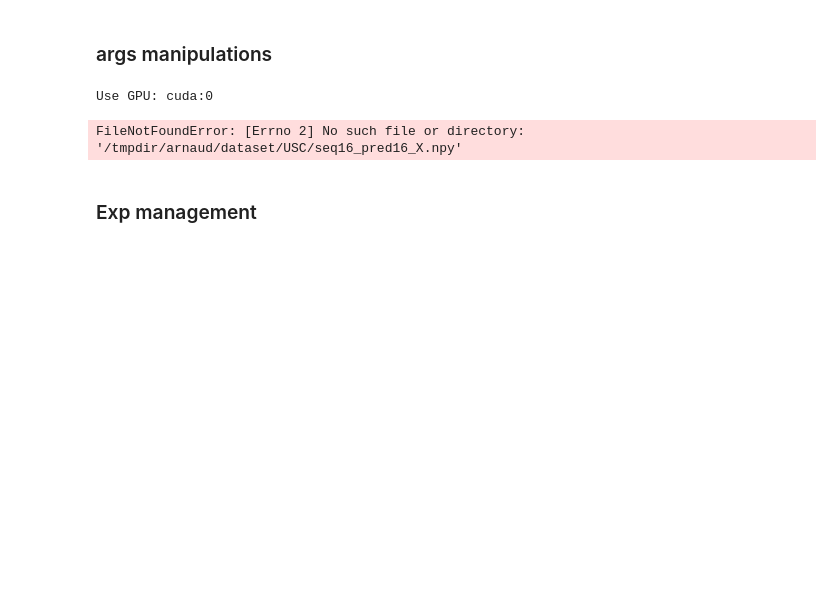
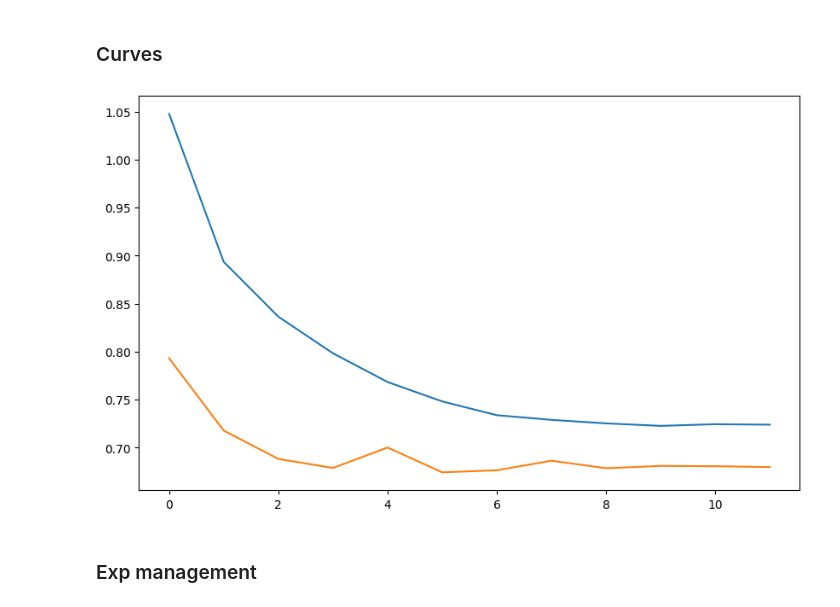
Before and after one commit to arnaud-odet/Time-Series-Library, a Jupyter notebook: pruning.ipynb, the cells around one changed output. Cells and saved outputs as stored; diff of their text form; code cells hidden in the pictures; blank space fills up the shorter version.

Commit message:
Pruning completed - AMP to be reviewed

```diff
--- a/pruning.ipynb
+++ b/pruning.ipynb
@@ -5,2 +6,0 @@ import matplotlib.pyplot as plt
-# %% [markdown]
-### args manipulations
@@ -11,12 +7,17 @@ mock_args = SimpleNamespace(**lt_logs_df.loc[471].to_dict())
-# %%
-
-mock_args
-from exp.exp_long_term_forecasting import Exp_Long_Term_Forecast
-exp = Exp_Long_Term_Forecast(mock_args)
-exp.train(setting = 'test')
-# %% [output]
-Use GPU: cuda:0
-FileNotFoundError: [Errno 2] No such file or directory: '/tmpdir/arnaud/dataset/USC/seq16_pred16_X.npy'
+# %% [markdown]
+### Curves
+# %%
+PRUNING_PATH = Path('./pruning/')
+# %%
+id = '7_4'
+
+fig, ax = plt.subplots(1,1,figsize = (10,6))
+train_loss = np.load(PRUNING_PATH / 'learning_curves' / f'{id}_train_loss.npy')
+val_loss = np.load(PRUNING_PATH / 'learning_curves' / f'{id}_val_loss.npy')
+ax.plot(train_loss);
+ax.plot(val_loss);
+# %% [output]
+[figure, added]
 # %% [markdown]
 ### Exp management
 # %%
```
Also changed, not shown: parts of 2 cells of this notebook, 4 other files.
